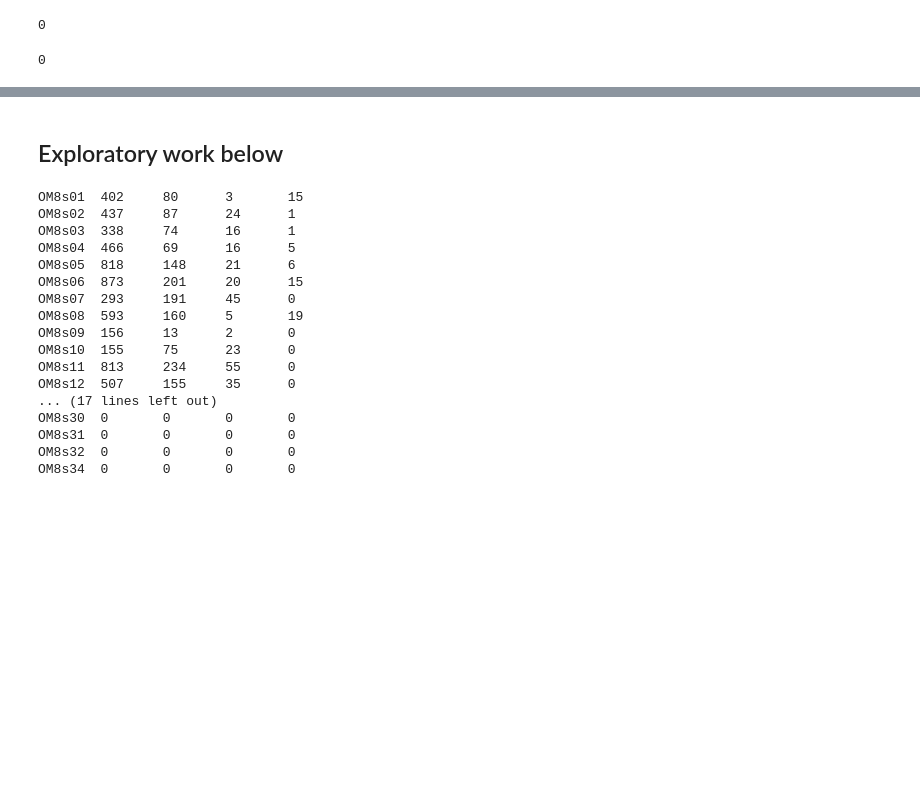
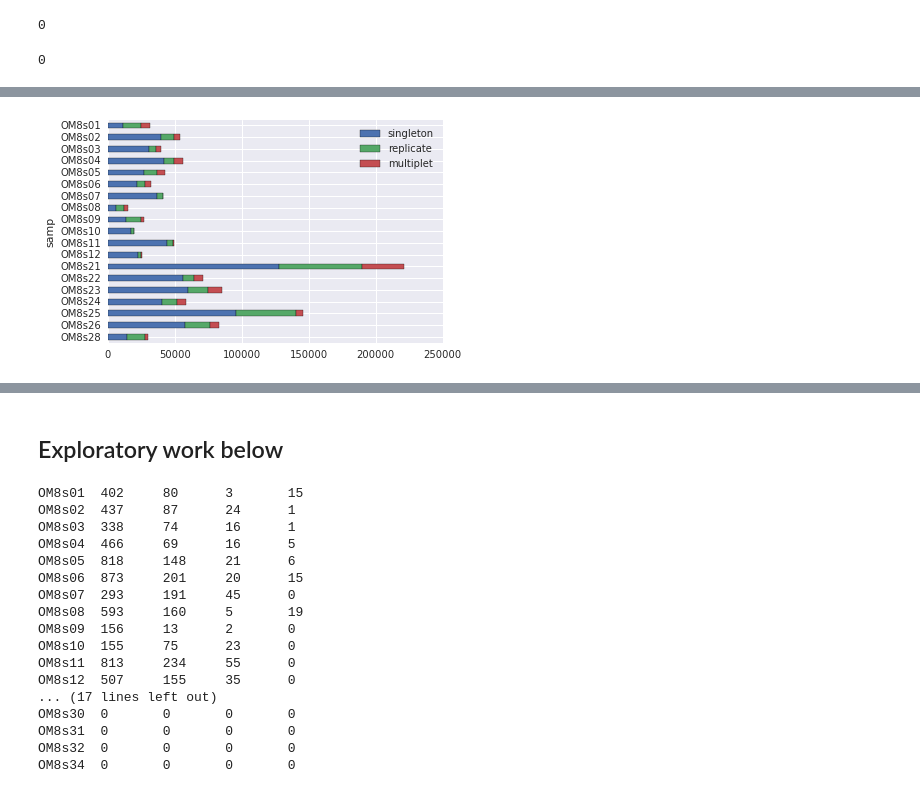
Before and after one commit to sjspence/plaque_barcoding, a Jupyter notebook: jupyter/OM8_pipeline.ipynb, the cells around one changed output, grey strips where cells are left out. Drawn from its saved outputs; the diff is of its cells as text; code cells hidden in the pictures; blank space fills up the shorter version.

```diff
--- a/jupyter/OM8_pipeline.ipynb
+++ b/jupyter/OM8_pipeline.ipynb
@@ -298,0 +389,44 @@ eb.itolHover(tOTUdf, dataDir + '09_itol_hover.txt')
+# %%
+#Plot tOTU singletons, replicates, total, etc.
+barDf = pd.DataFrame()
+barIndex = ['samp', 'ct', 'type']
+posControls = ['OM8s13', 'OM8s14', 'OM8s15', 'OM8s16', 'OM8s17', 'OM8s18']
+i = 0
+for s in barcodeDict:
+    if s in posControls:
+        continue
+    totalCt = 0
+    singleCt = 0
+    repliCt = 0
+    multiCt = 0
+    for bc in barcodeDict[s]:
+        totalCt += 1
+        zOTUs = barcodeDict[s][bc]
+        tOTUs = []
+        for z in zOTUs:
+            t = otuDf['tOTU'][z]
+            tOTUs.append(t)
+        if len(tOTUs) == 1:
+            singleCt += 1
+        elif len(set(tOTUs)) == 1:
+            repliCt += 1
+        elif len(set(tOTUs)) > 1:
+            multiCt += 1
+    if totalCt < 200:
+        continue
+    barDf[str(i)] = pd.Series((s, singleCt, 'singleton'), index=barIndex)
+    i += 1
+    barDf[str(i)] = pd.Series((s, repliCt, 'replicate'), index=barIndex)
+    i += 1
+    barDf[str(i)] = pd.Series((s, multiCt, 'multiplet'), index=barIndex)
+    i += 1
+barDf_t = barDf.transpose()
+# %%
+newBarDf = barDf_t.pivot('samp', 'type')['ct']
+ax = newBarDf[newBarDf.columns[::-1]].plot(kind='barh', stacked=True)
+plt.gca().invert_yaxis()
+handles, labels = ax.get_legend_handles_labels()
+ax.legend(handles, labels, loc='upper right')
+plt.savefig('barcoding.pdf')
+# %% [output]
+[figure, added]
```
Also changed, not shown: parts of 7 cells of this notebook.
